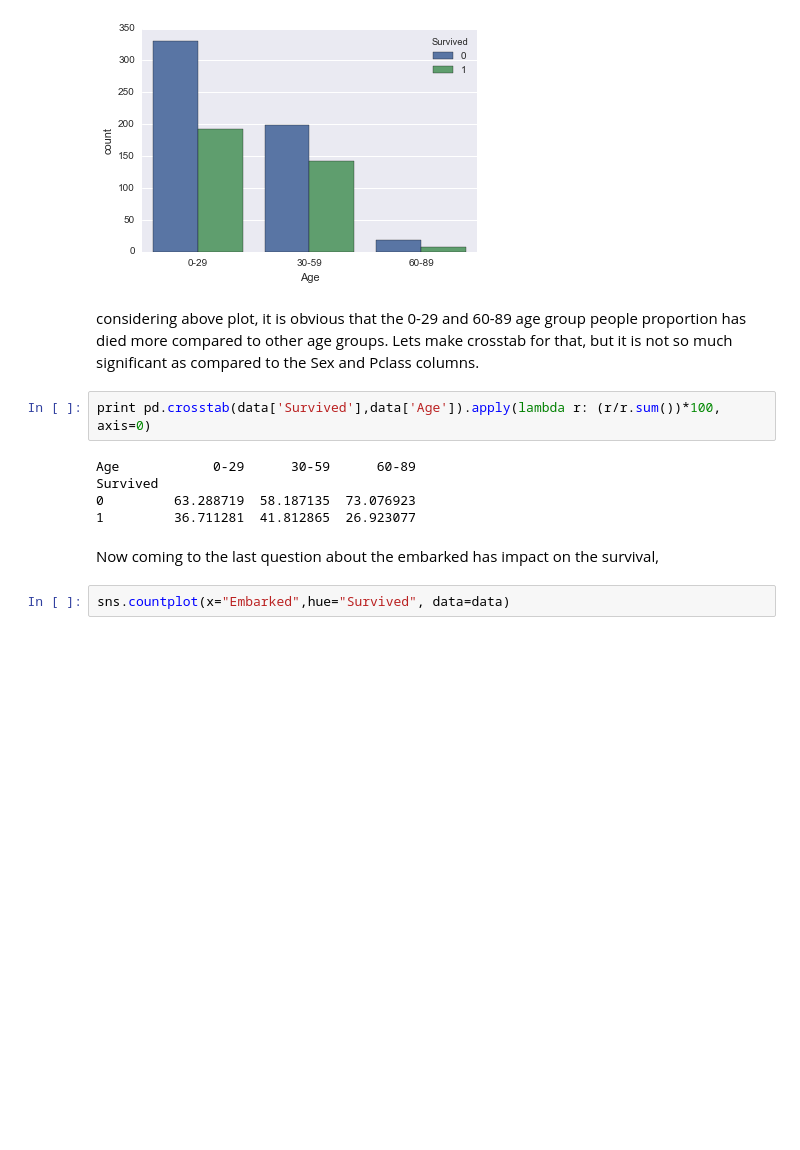
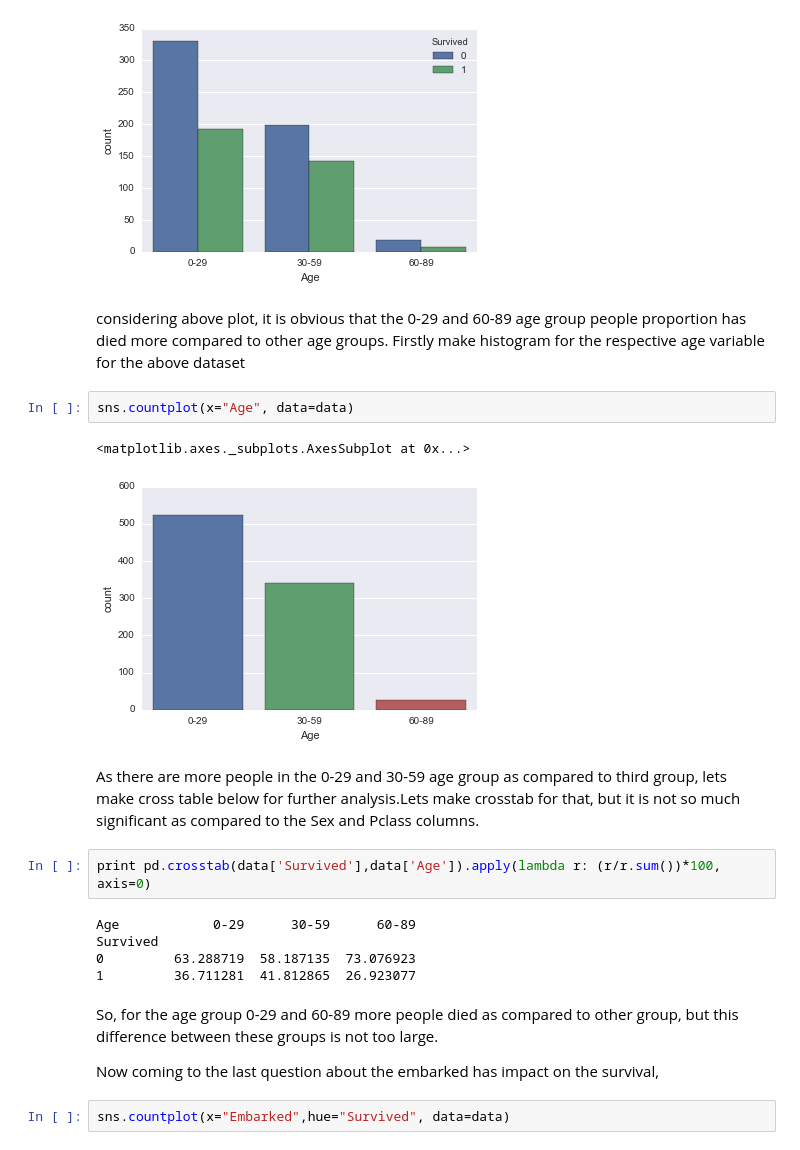
Before and after one commit to Xeaphii/Investigate-Titanic-Data, a Jupyter notebook: Investigate a Dataset.ipynb, the cells around one changed output. Cells and saved outputs as stored; diff of their text form; blank space fills up the shorter version.

```diff
--- a/Investigate a Dataset.ipynb
+++ b/Investigate a Dataset.ipynb
@@ -256,7 +256,14 @@ sns.countplot(x="Age",hue="Survived", data=data)
 <matplotlib.axes._subplots.AxesSubplot at 0x...>
 [figure]
 # %% [markdown]
-considering above plot, it is obvious that the 0-29 and 60-89 age group people proportion has died more compared to other age groups. Lets make crosstab for that, but it is not so much significant as compared to the Sex and Pclass columns.
+considering above plot, it is obvious that the 0-29 and 60-89 age group people proportion has died more compared to other age groups. Firstly make histogram for the respective age variable for the above dataset
+# %%
+sns.countplot(x="Age", data=data)
+# %% [output]
+<matplotlib.axes._subplots.AxesSubplot at 0x...>
+[figure, added]
+# %% [markdown]
+As there are more people in the 0-29 and 30-59 age group as compared to third group, lets make cross table below for further analysis.Lets make crosstab for that, but it is not so much significant as compared to the Sex and Pclass columns.
 # %%
 print pd.crosstab(data['Survived'],data['Age']).apply(lambda r: (r/r.sum())*100, axis=0)
 # %% [output]
@@ -265,6 +272,8 @@ Survived
 0         63.288719  58.187135  73.076923
 1         36.711281  41.812865  26.923077
 # %% [markdown]
+So, for the age group 0-29 and 60-89 more people died as compared to other group, but this difference between these groups is not too large.
+
 Now coming to the last question about the embarked has impact on the survival,
 # %%
 sns.countplot(x="Embarked",hue="Survived", data=data)
```
Also changed, not shown: 1 other file.
